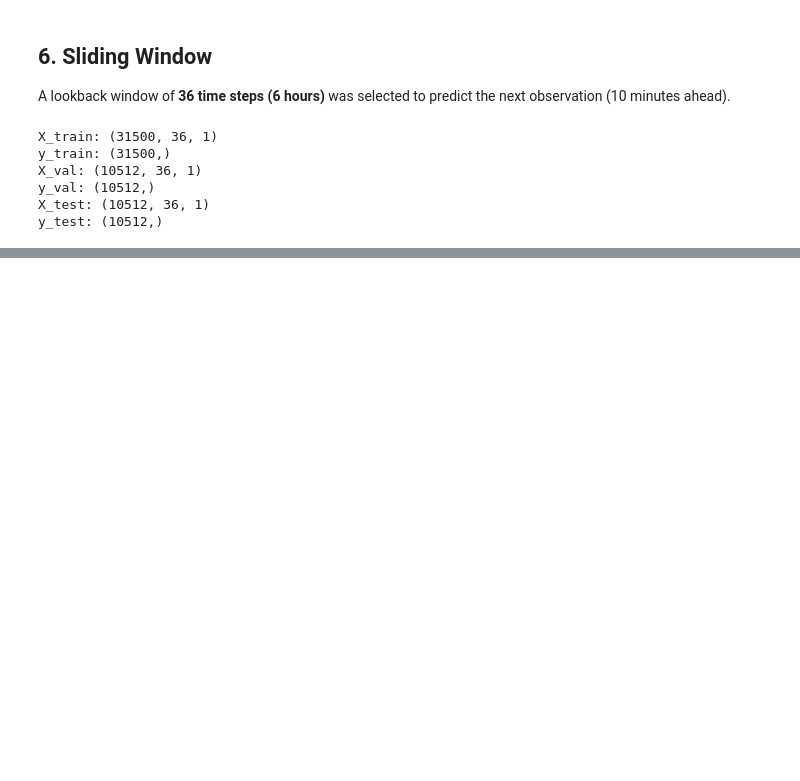
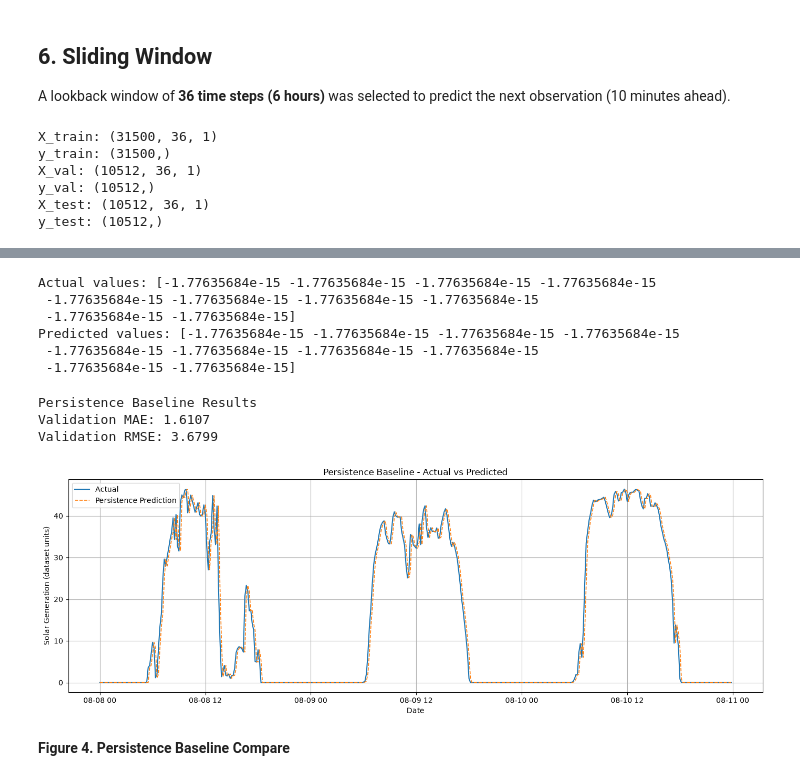
Before and after one commit to qchen534/AISE4010-Project, a Jupyter notebook: AISE4010_Project_Group#3.ipynb, the cells around one changed output, grey strips where cells are left out. Cells and saved outputs as stored; diff of their text form; code cells hidden in the pictures; blank space fills up the shorter version.

```diff
--- a/AISE4010_Project_Group#3.ipynb
+++ b/AISE4010_Project_Group#3.ipynb
@@ -351,0 +395,79 @@ y_test: (10512,)
+# %%
+# Predict the next value using the last observation
+y_val_pred_naive_scaled = X_val[:, -1, 0]
+
+# Convert predictions back to original units
+y_val_pred_naive = scaler.inverse_transform(
+    y_val_pred_naive_scaled.reshape(-1, 1)
+).flatten()
+
+# Convert actual targets back to original units
+y_val_actual = scaler.inverse_transform(
+    y_val.reshape(-1, 1)
+).flatten()
+
+print("Actual values:", y_val_actual[:10])
+print("Predicted values:", y_val_pred_naive[:10])
+# %% [output]
+Actual values: [-1.77635684e-15 -1.77635684e-15 -1.77635684e-15 -1.77635684e-15
+ -1.77635684e-15 -1.77635684e-15 -1.77635684e-15 -1.77635684e-15
+ -1.77635684e-15 -1.77635684e-15]
+Predicted values: [-1.77635684e-15 -1.77635684e-15 -1.77635684e-15 -1.77635684e-15
+ -1.77635684e-15 -1.77635684e-15 -1.77635684e-15 -1.77635684e-15
+ -1.77635684e-15 -1.77635684e-15]
+# %%
+from sklearn.metrics import mean_absolute_error, mean_squared_error
+
+# Evaluate persistence baseline
+naive_mae = mean_absolute_error(
+    y_val_actual, y_val_pred_naive
+)
+
+naive_rmse = np.sqrt(
+    mean_squared_error(
+        y_val_actual, y_val_pred_naive
+    )
+)
+
+print("Persistence Baseline Results")
+print(f"Validation MAE: {naive_mae:.4f}")
+print(f"Validation RMSE: {naive_rmse:.4f}")
+# %% [output]
+Persistence Baseline Results
+Validation MAE: 1.6107
+Validation RMSE: 3.6799
+# %%
+# Figure 4: Persistence Baseline Predictions
+
+n_plot = 432
+
+plt.style.use("default")
+plt.figure(figsize=(14, 5))
+
+plt.plot(
+    val_df.index[:n_plot],
+    y_val_actual[:n_plot],
+    label="Actual",
+    linewidth=1.5
+)
+
+plt.plot(
+    val_df.index[:n_plot],
+    y_val_pred_naive[:n_plot],
+    label="Persistence Prediction",
+    linewidth=1.2,
+    linestyle="--"
+)
+
+plt.title("Persistence Baseline - Actual vs Predicted")
+plt.xlabel("Date")
+plt.ylabel("Solar Generation (dataset units)")
+
+plt.legend()
+plt.grid(True)
+plt.tight_layout()
+plt.show()
+# %% [output]
+[figure, added]
+# %% [markdown]
+**Figure 4. Persistence Baseline Compare**
```
Also changed, not shown: parts of 3 cells of this notebook.
